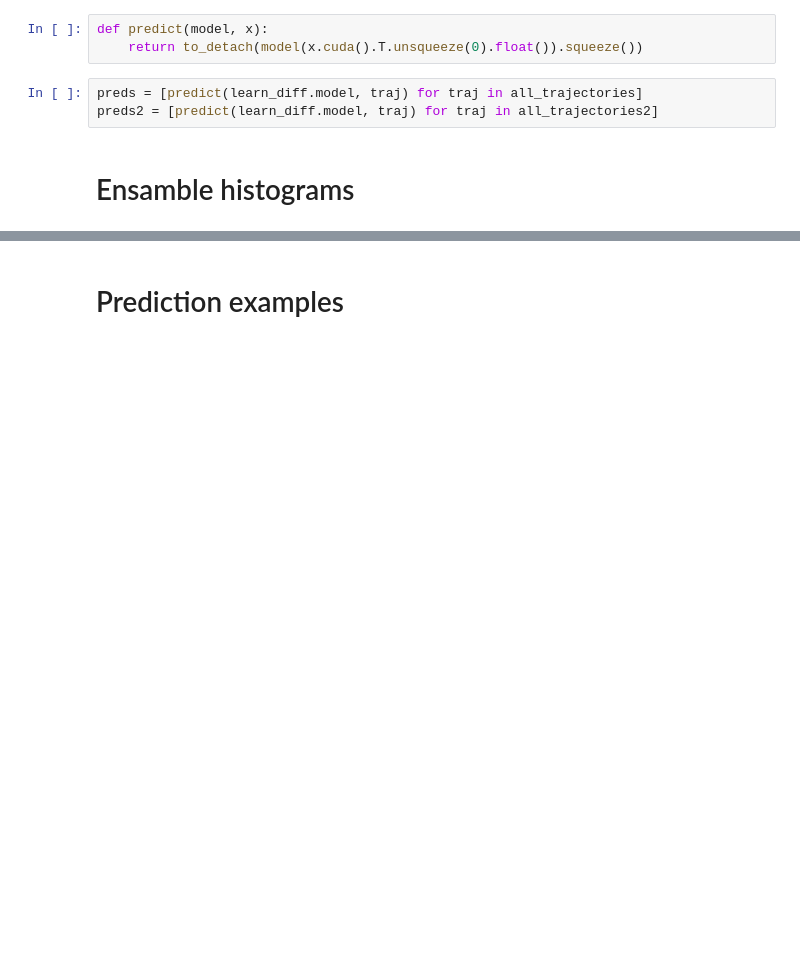
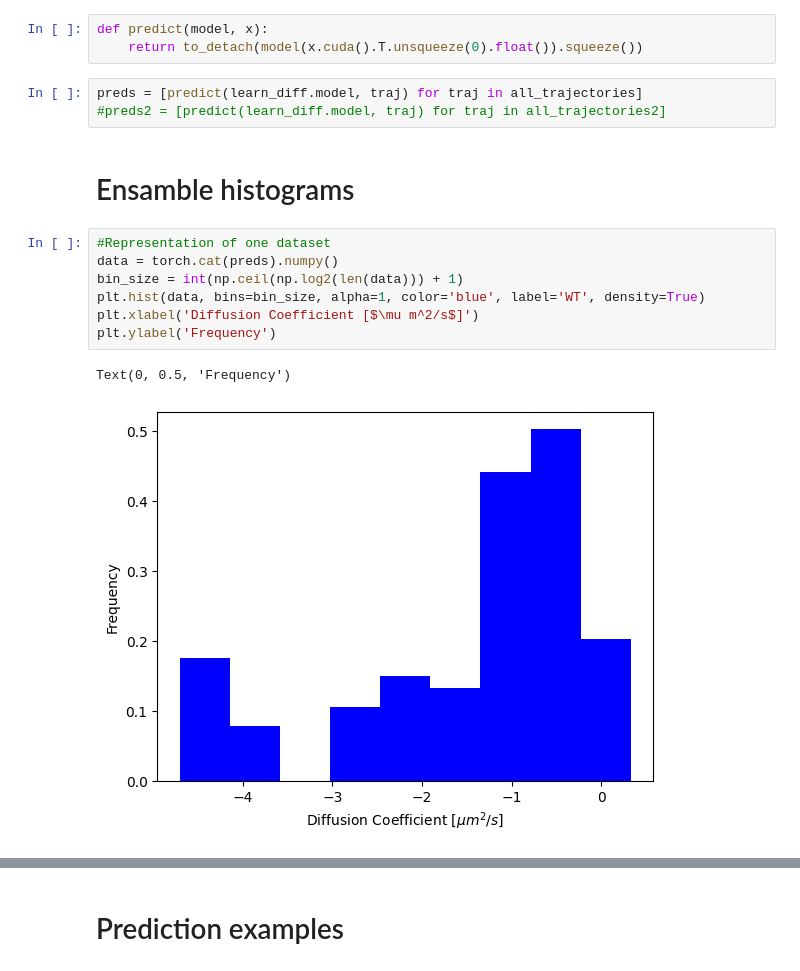
Before and after one commit to JessicaAngulo/step, a Jupyter notebook: nbs/tutorials/preliminary_2datasets.ipynb, the cells around one changed output, grey strips where cells are left out. Saved outputs shown, nothing was run; the diff lists cells and outputs as text; blank space fills up the shorter version.

```diff
--- a/nbs/tutorials/preliminary_2datasets.ipynb
+++ b/nbs/tutorials/preliminary_2datasets.ipynb
@@ -225,7 +210,17 @@ def predict(model, x):
     return to_detach(model(x.cuda().T.unsqueeze(0).float()).squeeze())
 # %%
 preds = [predict(learn_diff.model, traj) for traj in all_trajectories]
-preds2 = [predict(learn_diff.model, traj) for traj in all_trajectories2]
+#preds2 = [predict(learn_diff.model, traj) for traj in all_trajectories2]
 # %% [markdown]
 # Ensamble histograms
+# %%
+#Representation of one dataset
+data = torch.cat(preds).numpy()
+bin_size = int(np.ceil(np.log2(len(data))) + 1)
+plt.hist(data, bins=bin_size, alpha=1, color='blue', label='WT', density=True)
+plt.xlabel('Diffusion Coefficient [$\mu m^2/s$]')
+plt.ylabel('Frequency')
+# %% [output]
+Text(0, 0.5, 'Frequency')
+[figure, added]
 # %%
```
Also changed, not shown: parts of 16 cells of this notebook.
